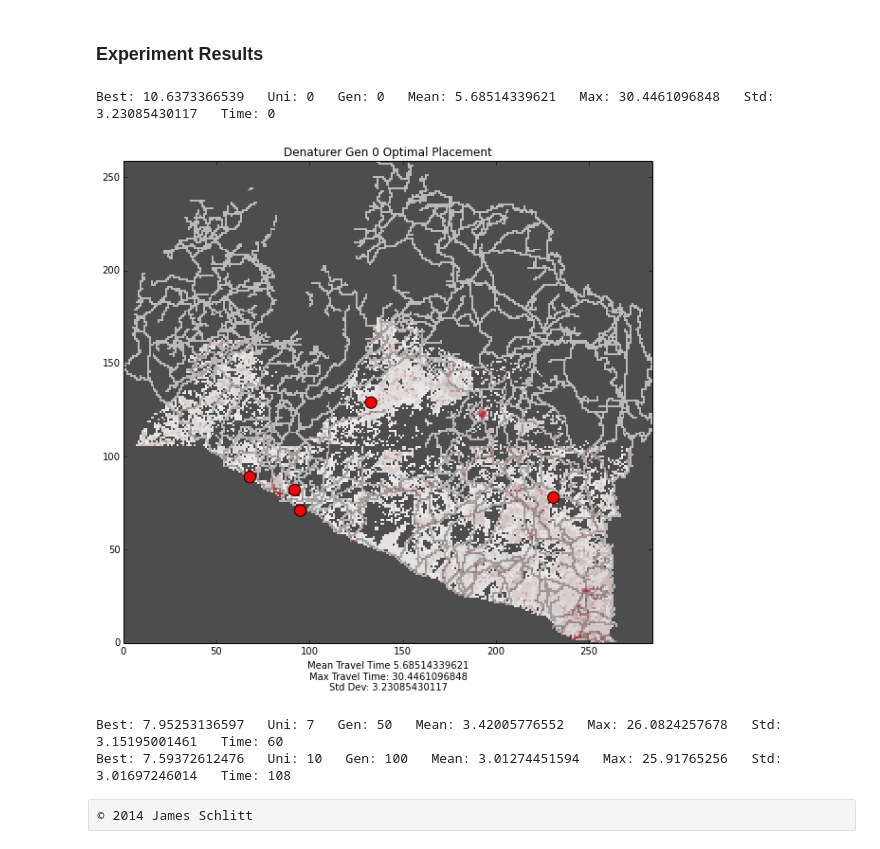
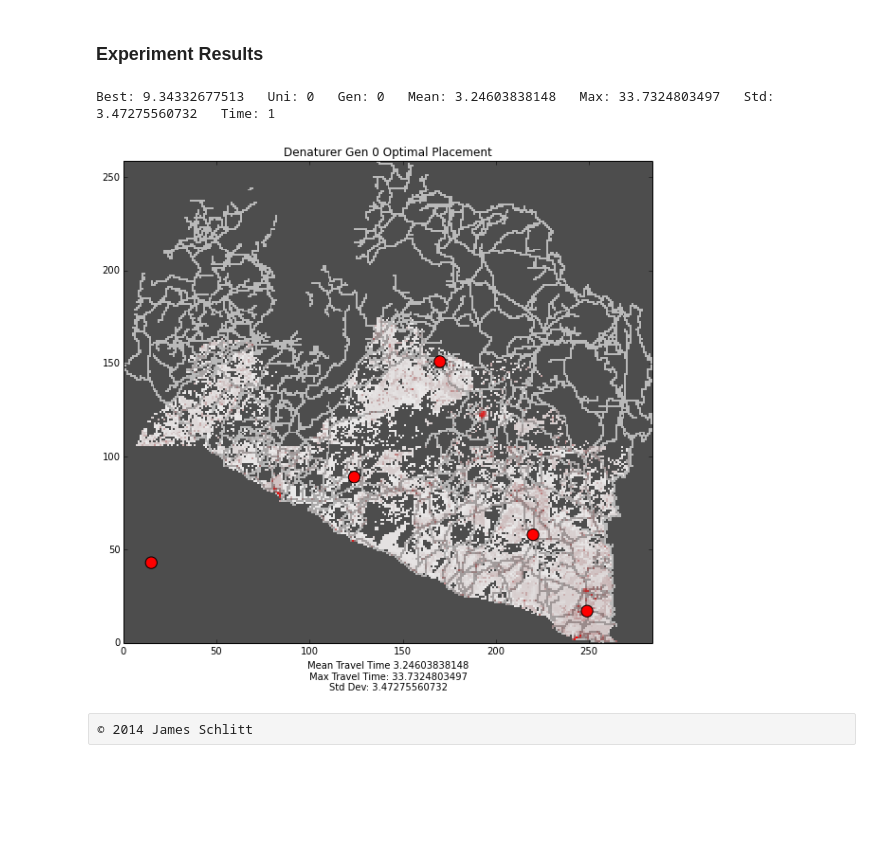
Before and after one commit to jschlitt84/mapOptimizer, a Jupyter notebook: DistanceOptimizerV2SELiberia5x.ipynb, the cells around one changed output. Drawn from its saved outputs; the diff is of its cells as text; code cells hidden in the pictures; blank space fills up the shorter version.

```diff
--- a/DistanceOptimizerV2SELiberia5x.ipynb
+++ b/DistanceOptimizerV2SELiberia5x.ipynb
@@ -53,6 +53,7 @@ def anim_to_html(anim,fileName):
 # %%
 meanTilt = 0.80 #Score = tilt* mean distance + (1-tilt)* max distance
 figSize = 10
+nResource = 5
 
 cfg = {'travel':'network',
            'distance':'manhattan',
@@ -60,7 +61,7 @@ cfg = {'travel':'network',
            'obstacles':0.2,
            'extras':dict(),
            'precision':'int',
-           'penalty':size*2,
+           'penalty':300,
            'wander':3,
            'inCityD':True,
            'inCityH':False,
@@ -273,7 +274,7 @@ else:
 Speed 1 road network added to populated areas
 # %%
 #Scatters initial set of resources
-rLocs = [[randint(0,size-1),randint(0,size-1)] for x in range(nResource)]
+rLocs = [[randint(0,cfg['xSize']-1),randint(0,cfg['ySize']-1)] for x in range(nResource)]
 # %% [markdown]
 ### Network Population Function for Manhattan Distance Travel
 # %%
@@ -318,7 +319,7 @@ def getNetwork(cfg,size):
     return network
 
 
-cfg['extras']['network'] = getNetwork(cfg,size)
+cfg['extras']['network'] = getNetwork(cfg,0)
 #nx.draw(cfg['extras']['network'])
 # %% [markdown]
 ### Sparsify function reduces resolution for nodes below a reachability threshold for high resolution runs
@@ -564,7 +565,7 @@ pltLocs(pLocs,rLocs,cfg,cmap='Greys_r',cmap2='autumn_r', transpose = True, popAl
 # %% [markdown]
 ### Denaturing Algorithm
 # %%
-def denature(pLocs,rLocs,size,meanTilt,cfg,
+def denature(pLocs,rLocs,meanTilt,cfg,
              tracker=[],
              stopLimit = 50,
              timeLimit = 20000,
@@ -582,11 +583,10 @@ def denature(pLocs,rLocs,size,meanTilt,cfg,
         newLocs = deepcopy(rLocs)
         ids = sample(range(n),randint(1,int(n/2.+.5)))
         for x in ids:
-            loc = [randint(0,size-1),randint(0,size-1)]
             if cfg['inCityD']:
-                loc = choice(cfg['extras']['occupied'])
+                loc = choice(cfg['extras']['postExclusion'])
             else:
-                loc = [randint(0,size-1),randint(0,size-1)]
+                loc = [randint(0,cfg['xSize']-1),randint(0,cfg['ySize']-1)]
             newLocs[x] = loc
         stats = getStats(pLocs,newLocs,cfg)
         score = stats['mean']*meanTilt + stats['max']*(1-meanTilt)
@@ -669,20 +669,18 @@ def climb(pLocs,rLocs,size,meanTilt,cfg,
 # %%
 #Denature until stable solution is maintained for 30000 generations
 stagnantLimit = 2000
 best = 10000000
 showEvery = 50
 cfg['threads'] = 1
 
-rLocs,tracker,best,bestStats = denature(pLocs,rLocs,size,meanTilt,cfg,
+rLocs,tracker,best,bestStats = denature(pLocs,rLocs,meanTilt,cfg,
                               stopLimit = stagnantLimit,
                               timeLimit = 'null',
                               showEvery = showEvery,
                               best = best)
 # %% [output]
-Best: 10.6373366539   Uni: 0   Gen: 0   Mean: 5.68514339621   Max: 30.4461096848   Std: 3.23085430117   Time: 0
+Best: 9.34332677513   Uni: 0   Gen: 0   Mean: 3.24603838148   Max: 33.7324803497   Std: 3.47275560732   Time: 1
-[figure, old version]
+[figure, new version]
-Best: 7.95253136597   Uni: 7   Gen: 50   Mean: 3.42005776552   Max: 26.0824257678   Std: 3.15195001461   Time: 60
-Best: 7.59372612476   Uni: 10   Gen: 100   Mean: 3.01274451594   Max: 25.91765256   Std: 3.01697246014   Time: 108
 # %%
 #Hill climb until stable solution is maintained for 3000 generations
 cfg['threads'] = 1
```
Also changed, not shown: parts of 4 cells of this notebook, 2 other files.
